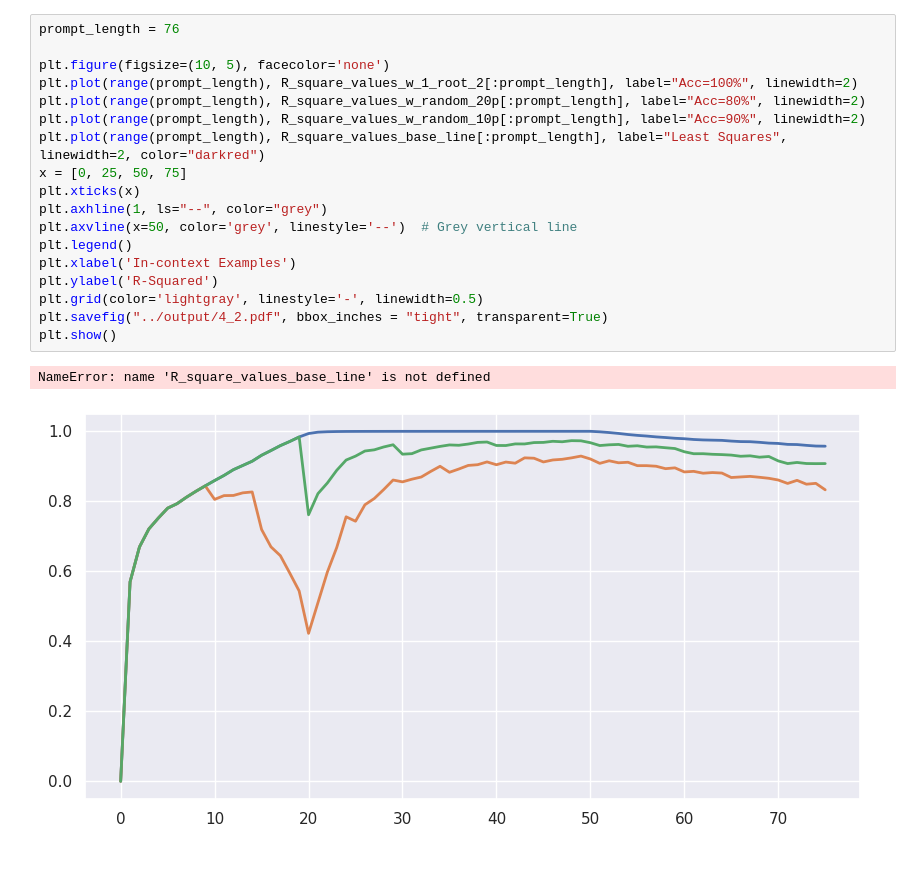
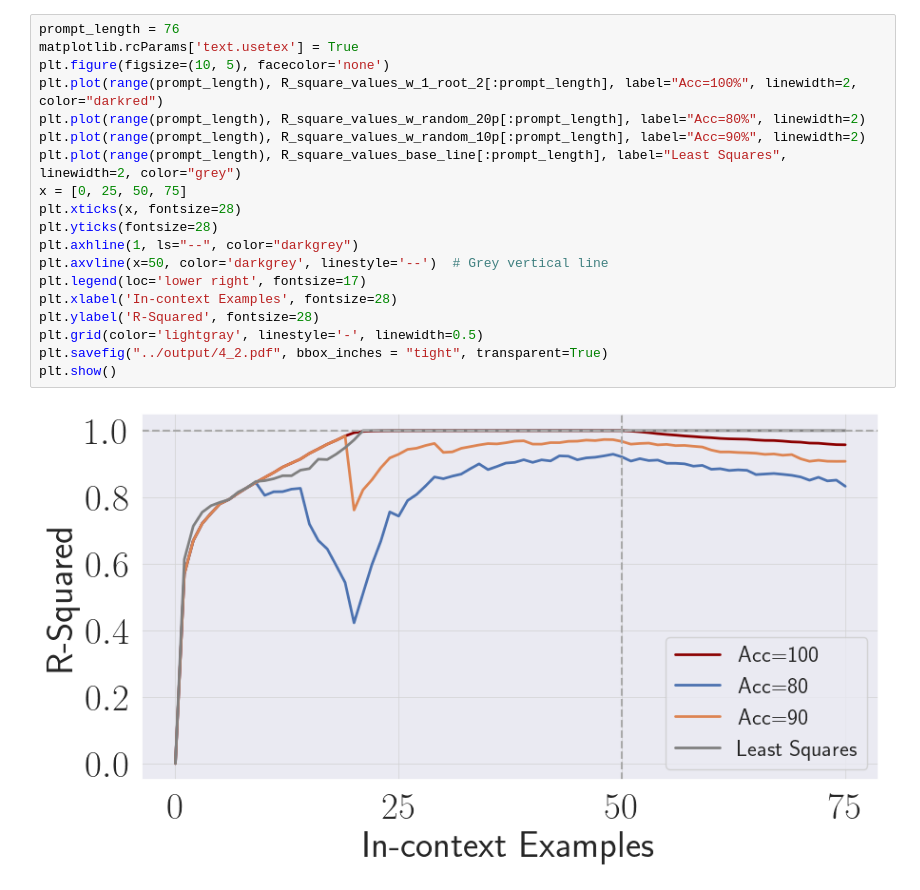
Before and after one commit to VivianZhang1101/in-context-learning-fork, a Jupyter notebook: src/plot_Root_2.ipynb, the cells around one changed output. Saved outputs shown, nothing was run; the diff lists cells and outputs as text.

Commit message:
finished plot

```diff
--- a/src/plot_Root_2.ipynb
+++ b/src/plot_Root_2.ipynb
@@ -38,21 +37,21 @@ FileNotFoundError: [Errno 2] No such file or directory: './R_square_values_base_
 # %%
 prompt_length = 76
-
+matplotlib.rcParams['text.usetex'] = True
 plt.figure(figsize=(10, 5), facecolor='none')
-plt.plot(range(prompt_length), R_square_values_w_1_root_2[:prompt_length], label="Acc=100%", linewidth=2)
+plt.plot(range(prompt_length), R_square_values_w_1_root_2[:prompt_length], label="Acc=100%", linewidth=2, color="darkred")
 plt.plot(range(prompt_length), R_square_values_w_random_20p[:prompt_length], label="Acc=80%", linewidth=2)
 plt.plot(range(prompt_length), R_square_values_w_random_10p[:prompt_length], label="Acc=90%", linewidth=2)
-plt.plot(range(prompt_length), R_square_values_base_line[:prompt_length], label="Least Squares", linewidth=2, color="darkred")
+plt.plot(range(prompt_length), R_square_values_base_line[:prompt_length], label="Least Squares", linewidth=2, color="grey")
 x = [0, 25, 50, 75]
-plt.xticks(x)
-plt.axhline(1, ls="--", color="grey")
-plt.axvline(x=50, color='grey', linestyle='--')  # Grey vertical line
-plt.legend()
-plt.xlabel('In-context Examples')
-plt.ylabel('R-Squared')
+plt.xticks(x, fontsize=28)
+plt.yticks(fontsize=28)
+plt.axhline(1, ls="--", color="darkgrey")
+plt.axvline(x=50, color='darkgrey', linestyle='--')  # Grey vertical line
+plt.legend(loc='lower right', fontsize=17)
+plt.xlabel('In-context Examples', fontsize=28)
+plt.ylabel('R-Squared', fontsize=28)
 plt.grid(color='lightgray', linestyle='-', linewidth=0.5)
 plt.savefig("../output/4_2.pdf", bbox_inches = "tight", transparent=True)
 plt.show()
 # %% [output]
-NameError: name 'R_square_values_base_line' is not defined
-[figure, old version]
+[figure, new version]
```
Also changed, not shown: parts of 2 cells of this notebook, 9 other files.
